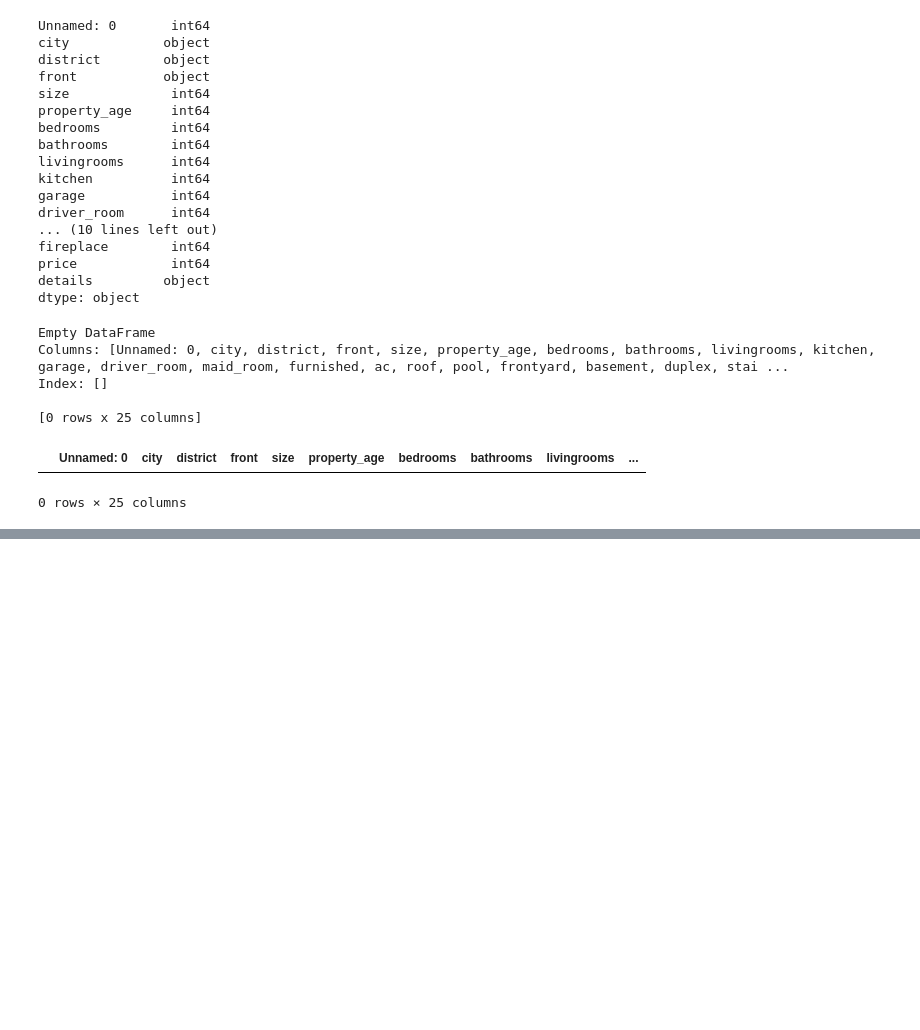
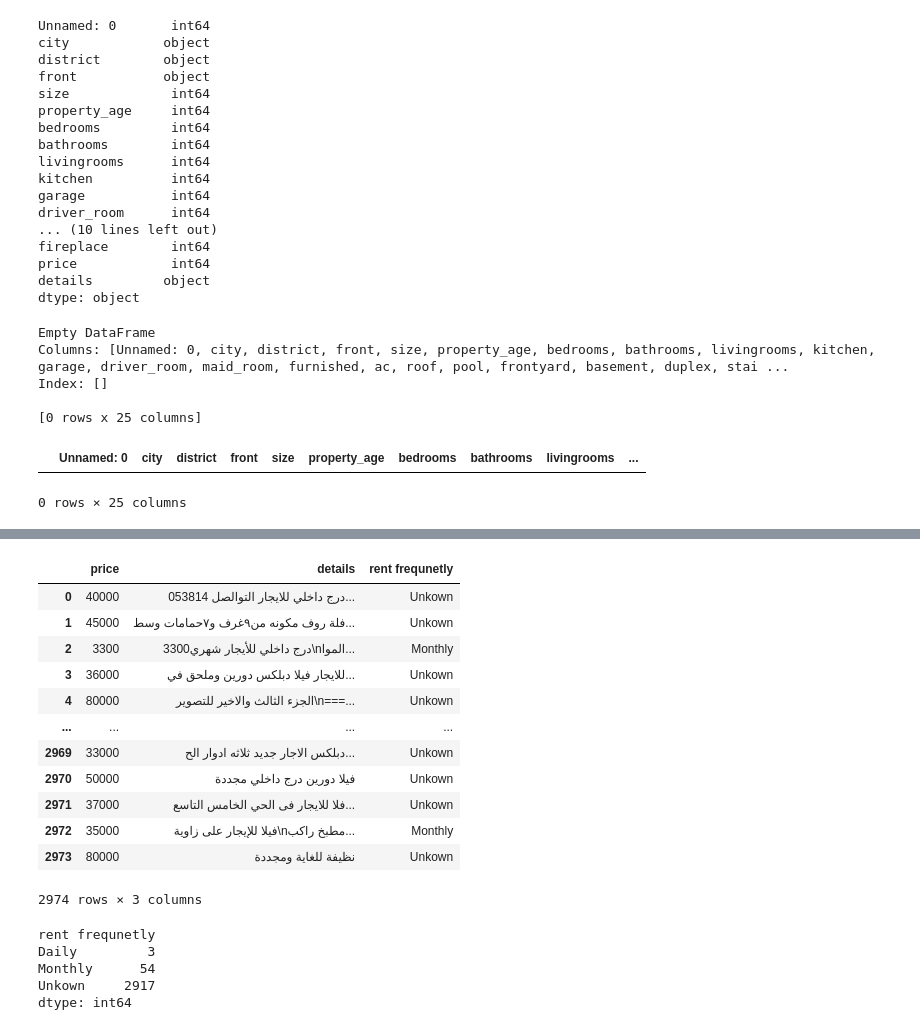
Before and after one commit to novr1512/saudi_aqar_price_prediction, a Jupyter notebook: Awatef's_H.ipynb, the cells around one changed output, grey strips where cells are left out. Drawn from its saved outputs; the diff is of its cells as text; code cells hidden in the pictures; blank space fills up the shorter version.

```diff
--- a/Awatef's_H.ipynb
+++ b/Awatef's_H.ipynb
@@ -175,0 +160,38 @@ H_data.
+# %%
+def fixRent(details):
+    details =  str(details)
+    rent = "Unkown"
+    if( details.find('شهري') != -1 or details.find('بالشهر') != -1):
+        rent = 'Monthly'
+    elif( details.find('يومي') != -1 or details.find('باليوم') != -1 ):
+        rent = 'Daily'
+    else:
+        rent = 'Unkown'
+
+    return rent
+
+H_data.loc[:,'rent frequnetly'] = H_data.loc[:,'details'].apply(fixRent)
+# %%
+H_data.loc[:,['price',"details",'rent frequnetly']]
+# %% [output]
+|  | price | details | rent frequnetly |
+| 0 | 40000 | درج داخلي للايجار التوالصل 053814... | Unkown |
+| 1 | 45000 | فلة روف مكونه من٩غرف و٧حمامات وسط... | Unkown |
+| 2 | 3300 | درج داخلي للأيجار شهري3300\nالموا... | Monthly |
+| 3 | 36000 | للايجار فيلا دبلكس دورين وملحق في... | Unkown |
+| 4 | 80000 | الجزء الثالث والاخير للتصوير\n===... | Unkown |
+| ... | ... | ... | ... |
+| 2969 | 33000 | دبلكس الاجار جديد ثلاثه ادوار الح... | Unkown |
+| 2970 | 50000 | فيلا دورين درج داخلي مجددة | Unkown |
+| 2971 | 37000 | فلا للايجار فى الحي الخامس التاسع... | Unkown |
+| 2972 | 35000 | فيلا للإيجار على زاوية\nمطبخ راكب... | Monthly |
+| 2973 | 80000 | نظيفة للغاية ومجددة | Unkown |
+2974 rows × 3 columns
+# %%
+H_data.groupby(['rent frequnetly']).size()
+# %% [output]
+rent frequnetly
+Daily         3
+Monthly      54
+Unkown     2917
+dtype: int64
```
Also changed, not shown: parts of 5 cells of this notebook.
